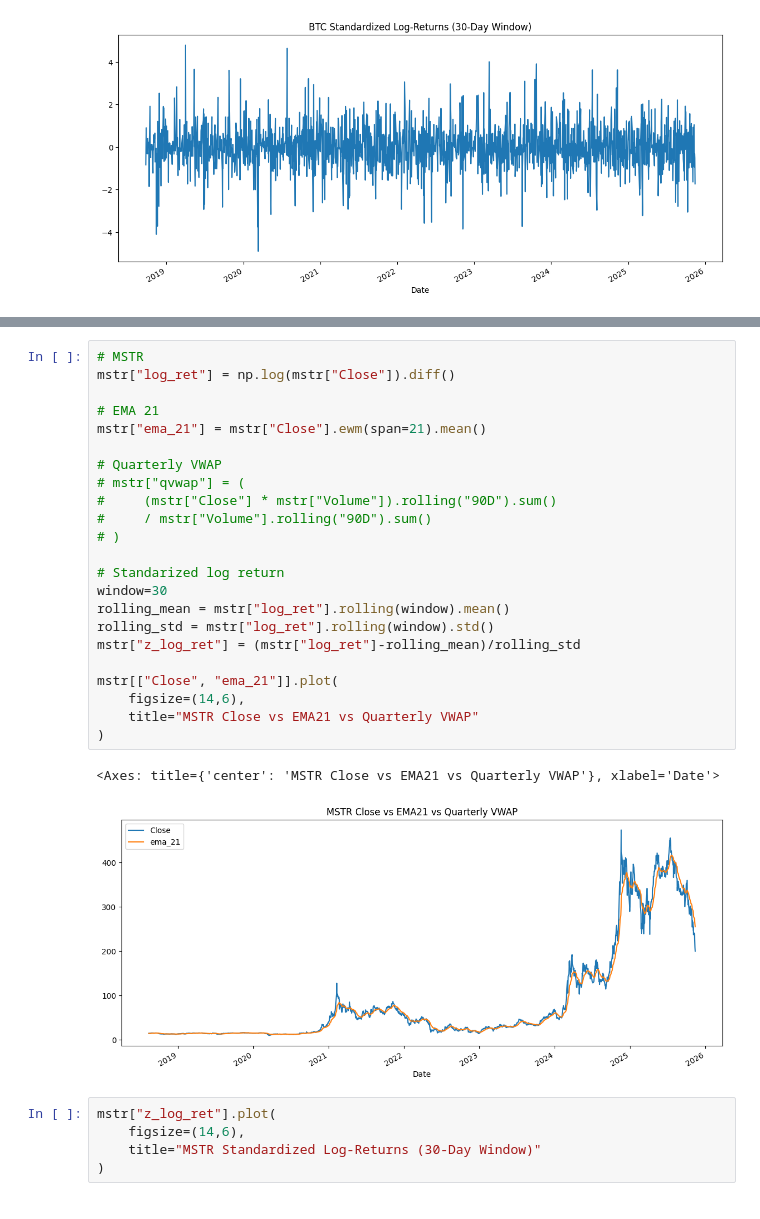
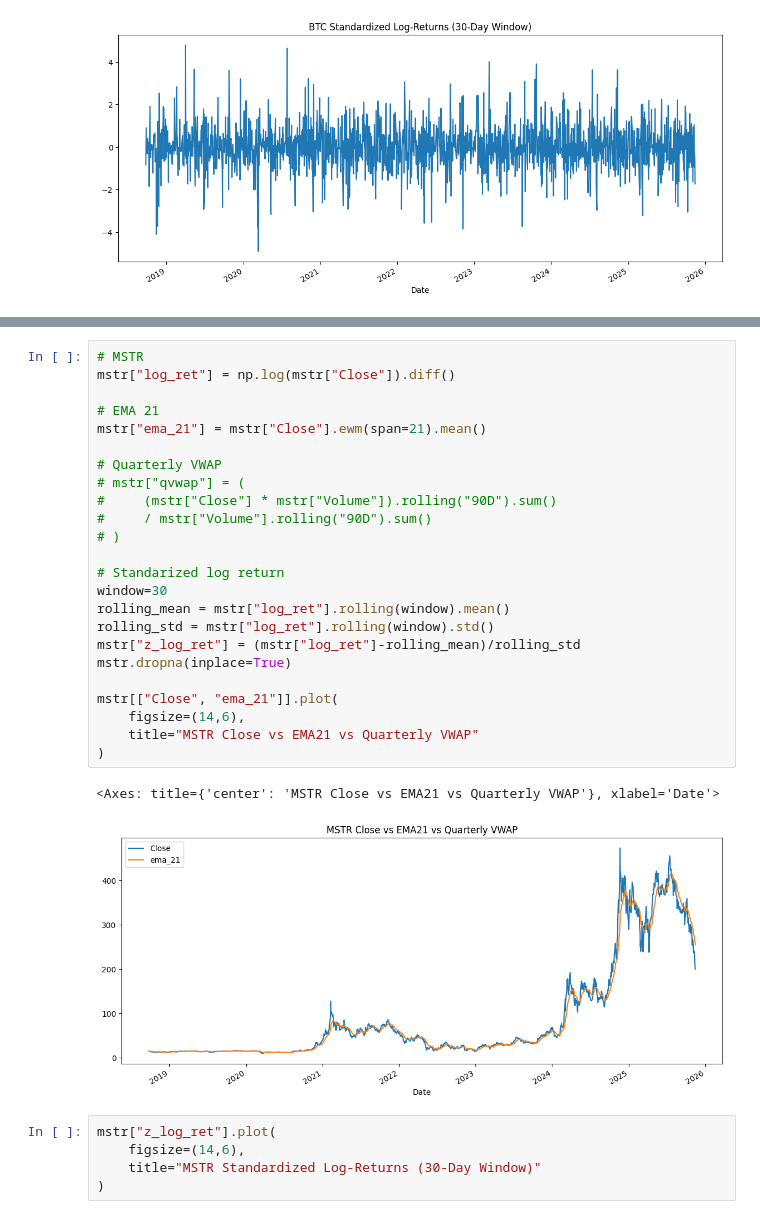
Before and after one commit to spxrq/mstr-bullcall-spread-strategy, a Jupyter notebook: notebooks/01_explore_btc_mstr.ipynb, the cells around one changed output, grey strips where cells are left out. Drawn from its saved outputs; the diff is of its cells as text.

```diff
--- a/notebooks/01_explore_btc_mstr.ipynb
+++ b/notebooks/01_explore_btc_mstr.ipynb
@@ -112,29 +118,30 @@ btc["z_log_ret"].plot(
 # %%
 # MSTR
 mstr["log_ret"] = np.log(mstr["Close"]).diff()
 
 # EMA 21
 mstr["ema_21"] = mstr["Close"].ewm(span=21).mean()
 
 # Quarterly VWAP
 # mstr["qvwap"] = (
 #     (mstr["Close"] * mstr["Volume"]).rolling("90D").sum()
 #     / mstr["Volume"].rolling("90D").sum()
 # )
 
 # Standarized log return
 window=30
 rolling_mean = mstr["log_ret"].rolling(window).mean()
 rolling_std = mstr["log_ret"].rolling(window).std()
 mstr["z_log_ret"] = (mstr["log_ret"]-rolling_mean)/rolling_std
+mstr.dropna(inplace=True)
 
 mstr[["Close", "ema_21"]].plot(
     figsize=(14,6),
     title="MSTR Close vs EMA21 vs Quarterly VWAP"
 )
 # %% [output]
 <Axes: title={'center': 'MSTR Close vs EMA21 vs Quarterly VWAP'}, xlabel='Date'>
-[figure, old version]
+[figure, new version]
 # %%
 mstr["z_log_ret"].plot(
     figsize=(14,6),
```
Also changed, not shown: parts of 11 cells of this notebook, 1 other file.
